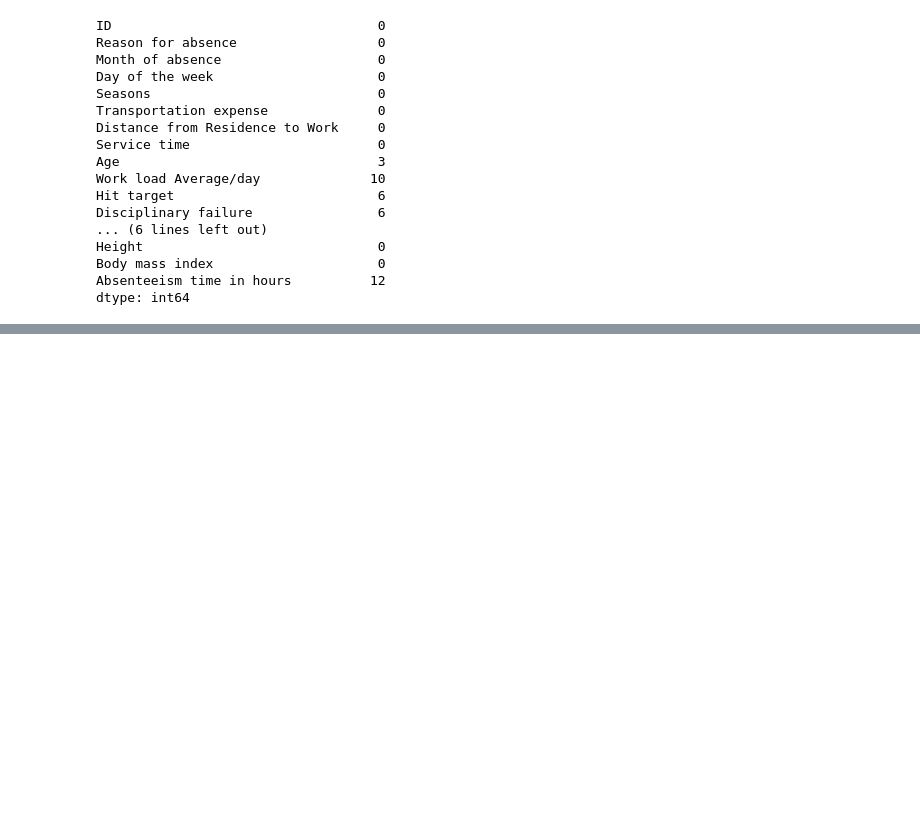
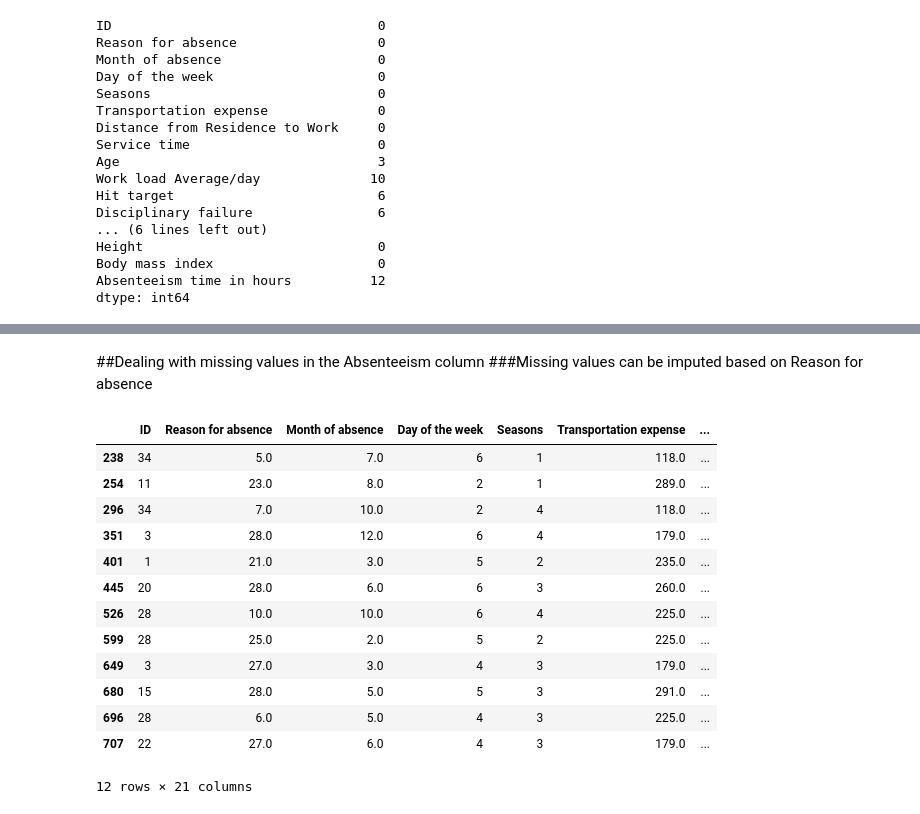
Before and after one commit to DHRUV6029/CMPE-255_NPDP, a Jupyter notebook: CMPE_255_NPDP.ipynb, the cells around one changed output, grey strips where cells are left out. Cells and saved outputs as stored; diff of their text form; code cells hidden in the pictures; blank space fills up the shorter version.

Commit message:
preprocessed columns Disciplinary failure, Education, Son, Social drinker, Social smoker, Pet and Absenteeism in hours

```diff
--- a/CMPE_255_NPDP.ipynb
+++ b/CMPE_255_NPDP.ipynb
@@ -834,0 +1122,4 @@ dtype: int64
+# %%
+ids = absent_data.loc[absent_data['Social smoker'].isnull(), 'ID'].tolist()
+ids = set(ids)
+ids
@@ -834,0 +1128,4 @@ dtype: int64
+# %%
+for id in ids:
+  absent_data.loc[(absent_data['Social smoker'].isnull()) & (absent_data['ID']==id),'Social smoker'] = \
+  absent_data.loc[absent_data['ID']==id, 'Social smoker'].mode()[0]
@@ -834,0 +1203,4 @@ dtype: int64
+# %%
+ids = absent_data.loc[absent_data['Pet'].isnull(), 'ID'].tolist()
+ids = set(ids)
+ids
@@ -834,0 +1209,4 @@ dtype: int64
+# %%
+for id in ids:
+  absent_data.loc[(absent_data['Pet'].isnull()) & (absent_data['ID']==id),'Pet'] = \
+  absent_data.loc[absent_data['ID']==id, 'Pet'].mode()[0]
@@ -834,0 +1253,20 @@ dtype: int64
+# %% [markdown]
+##Dealing with missing values in the Absenteeism column
+###Missing values can be imputed based on Reason for absence
+# %%
+absent_data[absent_data['Absenteeism time in hours'].isnull()]
+# %% [output]
+|  | ID | Reason for absence | Month of absence | Day of the week | Seasons | Transportation expense | ... |
+| 238 | 34 | 5.0 | 7.0 | 6 | 1 | 118.0 | ... |
+| 254 | 11 | 23.0 | 8.0 | 2 | 1 | 289.0 | ... |
+| 296 | 34 | 7.0 | 10.0 | 2 | 4 | 118.0 | ... |
+| 351 | 3 | 28.0 | 12.0 | 6 | 4 | 179.0 | ... |
+| 401 | 1 | 21.0 | 3.0 | 5 | 2 | 235.0 | ... |
+| 445 | 20 | 28.0 | 6.0 | 6 | 3 | 260.0 | ... |
+| 526 | 28 | 10.0 | 10.0 | 6 | 4 | 225.0 | ... |
+| 599 | 28 | 25.0 | 2.0 | 5 | 2 | 225.0 | ... |
+| 649 | 3 | 27.0 | 3.0 | 4 | 3 | 179.0 | ... |
+| 680 | 15 | 28.0 | 5.0 | 5 | 3 | 291.0 | ... |
+| 696 | 28 | 6.0 | 5.0 | 4 | 3 | 225.0 | ... |
+| 707 | 22 | 27.0 | 6.0 | 4 | 3 | 179.0 | ... |
+12 rows × 21 columns
```
Also changed, not shown: parts of 62 cells of this notebook.
